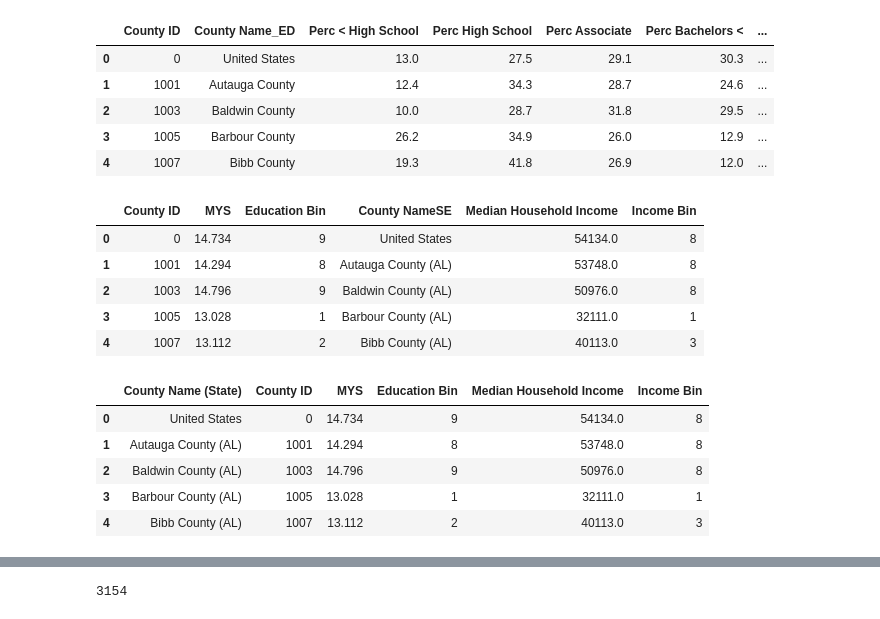
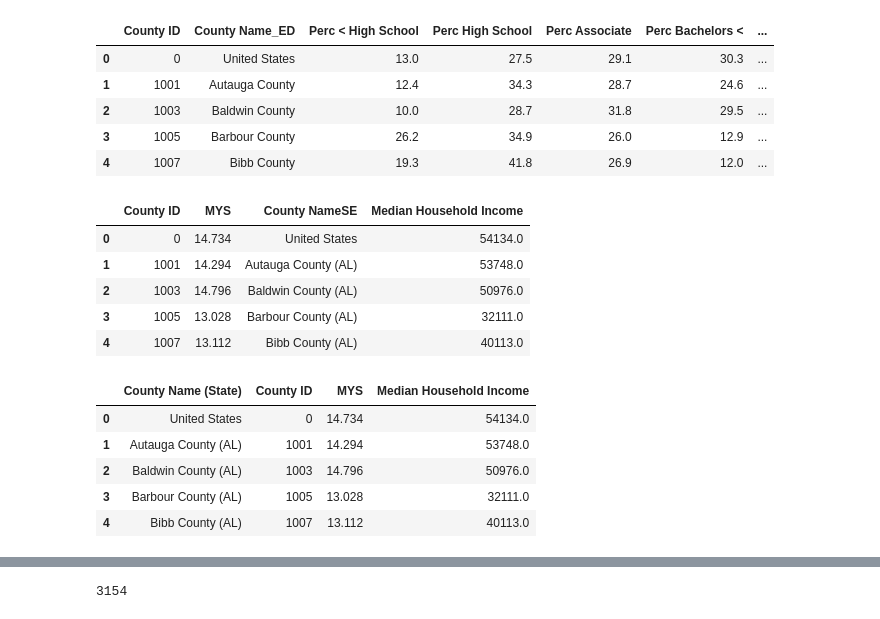
Before and after one commit to Randy0601/National-heart-disease-in-correlation-to-education-and-income-level, a Jupyter notebook: Raw Data/Project 1 - CJK New.ipynb, the cells around one changed output, grey strips where cells are left out. Drawn from its saved outputs; the diff is of its cells as text; code cells hidden in the pictures.

```diff
--- a/Raw Data/Project 1 - CJK New.ipynb
+++ b/Raw Data/Project 1 - CJK New.ipynb
@@ -74,10 +74,3 @@ min        12.010000
 90%        15.104800
 max        18.602000
 Name: MYS, dtype: float64
-# %%
-education_clean_df['Education Bin'] = ""
-
-education_bins = [12, 13.05, 13.28, 13.502, 13.706, 13.882, 14.07, 14.291, 14.6032, 15.1048, 18.603]
-education_bin_labels = ['1', '2', '3', '4', '5', '6', '7', '8', '9', '10']
-education_clean_df['Education Bin'] = pd.cut(education_clean_df['MYS'], bins=education_bins, labels=education_bin_labels)
-education_clean_df.head()
@@ -194,29 +156,29 @@ education_income_df.head()
 | 3 | 1005 | Barbour County | 26.2 | 34.9 | 26.0 | 12.9 | ... |
 | 4 | 1007 | Bibb County | 19.3 | 41.8 | 26.9 | 12.0 | ... |
 # %%
-education_income_clean_df = education_income_df[['County ID', 'MYS', 'Education Bin',
-       'County NameSE', 'Median Household Income', 'Income Bin']]
+education_income_clean_df = education_income_df[['County ID', 'MYS',
+       'County NameSE', 'Median Household Income']]
 education_income_clean_df.head()
 # %% [output]
-|  | County ID | MYS | Education Bin | County NameSE | Median Household Income | Income Bin |
-| 0 | 0 | 14.734 | 9 | United States | 54134.0 | 8 |
-| 1 | 1001 | 14.294 | 8 | Autauga County (AL) | 53748.0 | 8 |
-| 2 | 1003 | 14.796 | 9 | Baldwin County (AL) | 50976.0 | 8 |
-| 3 | 1005 | 13.028 | 1 | Barbour County (AL) | 32111.0 | 1 |
-| 4 | 1007 | 13.112 | 2 | Bibb County (AL) | 40113.0 | 3 |
+|  | County ID | MYS | County NameSE | Median Household Income |
+| 0 | 0 | 14.734 | United States | 54134.0 |
+| 1 | 1001 | 14.294 | Autauga County (AL) | 53748.0 |
+| 2 | 1003 | 14.796 | Baldwin County (AL) | 50976.0 |
+| 3 | 1005 | 13.028 | Barbour County (AL) | 32111.0 |
+| 4 | 1007 | 13.112 | Bibb County (AL) | 40113.0 |
 # %%
 # Move county name to front and rename
-education_income_clean_df = education_income_clean_df[['County NameSE', 'County ID',  'MYS', 'Education Bin',
-       'Median Household Income', 'Income Bin']]
+education_income_clean_df = education_income_clean_df[['County NameSE', 'County ID',  'MYS',
+       'Median Household Income']]
 education_income_clean_df = education_income_clean_df.rename(columns={'County NameSE' : 'County Name (State)'})
 education_income_clean_df.head()
 # %% [output]
-|  | County Name (State) | County ID | MYS | Education Bin | Median Household Income | Income Bin |
-| 0 | United States | 0 | 14.734 | 9 | 54134.0 | 8 |
-| 1 | Autauga County (AL) | 1001 | 14.294 | 8 | 53748.0 | 8 |
-| 2 | Baldwin County (AL) | 1003 | 14.796 | 9 | 50976.0 | 8 |
-| 3 | Barbour County (AL) | 1005 | 13.028 | 1 | 32111.0 | 1 |
-| 4 | Bibb County (AL) | 1007 | 13.112 | 2 | 40113.0 | 3 |
+|  | County Name (State) | County ID | MYS | Median Household Income |
+| 0 | United States | 0 | 14.734 | 54134.0 |
+| 1 | Autauga County (AL) | 1001 | 14.294 | 53748.0 |
+| 2 | Baldwin County (AL) | 1003 | 14.796 | 50976.0 |
+| 3 | Barbour County (AL) | 1005 | 13.028 | 32111.0 |
+| 4 | Bibb County (AL) | 1007 | 13.112 | 40113.0 |
 # %%
 education_income_clean_df.shape
 # This means there are more rows than either of the two original dataframes had initially...  drop those NaN's.
```
Also changed, not shown: parts of 22 cells of this notebook, 2 other files.
